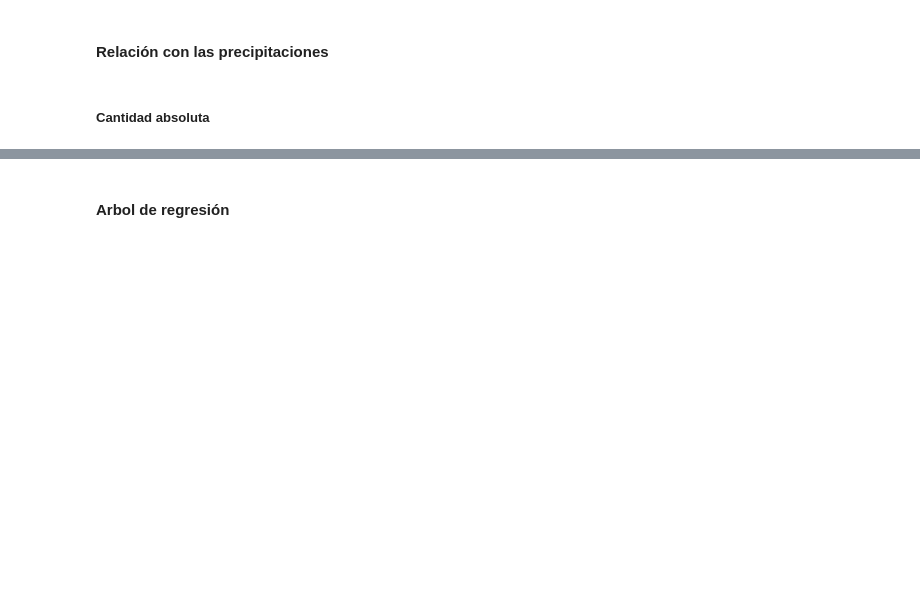
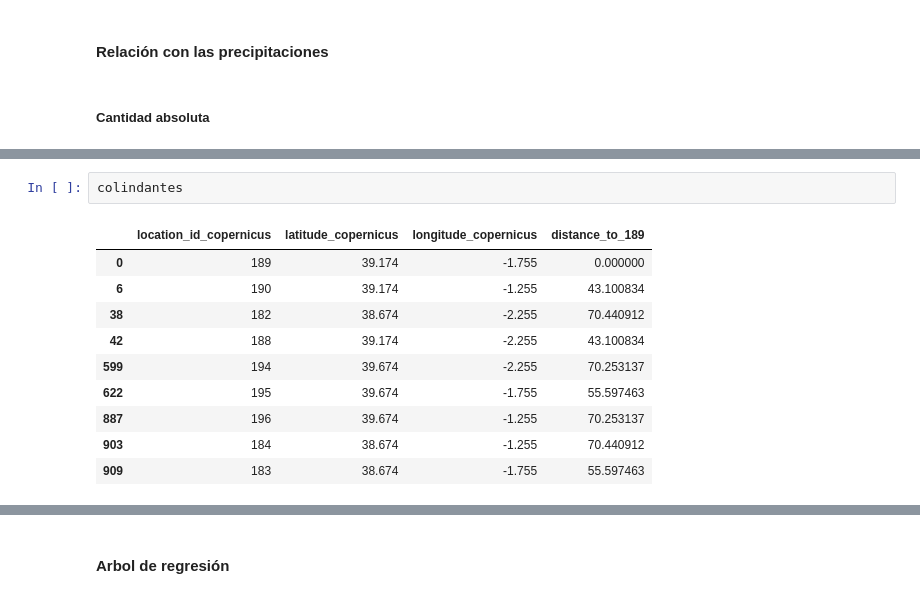
Before and after one commit to delatorre96/Water-Prediction, a Jupyter notebook: Análisis pixel.ipynb, the cells around one changed output, grey strips where cells are left out. Drawn from its saved outputs; the diff is of its cells as text; blank space fills up the shorter version.

```diff
--- a/Análisis pixel.ipynb
+++ b/Análisis pixel.ipynb
@@ -672,0 +644,13 @@ seas_prec_agua        0.253356         0.054303        1.000000
+# %%
+colindantes
+# %% [output]
+|  | location_id_copernicus | latitude_copernicus | longitude_copernicus | distance_to_189 |
+| 0 | 189 | 39.174 | -1.755 | 0.000000 |
+| 6 | 190 | 39.174 | -1.255 | 43.100834 |
+| 38 | 182 | 38.674 | -2.255 | 70.440912 |
+| 42 | 188 | 39.174 | -2.255 | 43.100834 |
+| 599 | 194 | 39.674 | -2.255 | 70.253137 |
+| 622 | 195 | 39.674 | -1.755 | 55.597463 |
+| 887 | 196 | 39.674 | -1.255 | 70.253137 |
+| 903 | 184 | 38.674 | -1.255 | 70.440912 |
+| 909 | 183 | 38.674 | -1.755 | 55.597463 |
```
Also changed, not shown: parts of 35 cells of this notebook.
